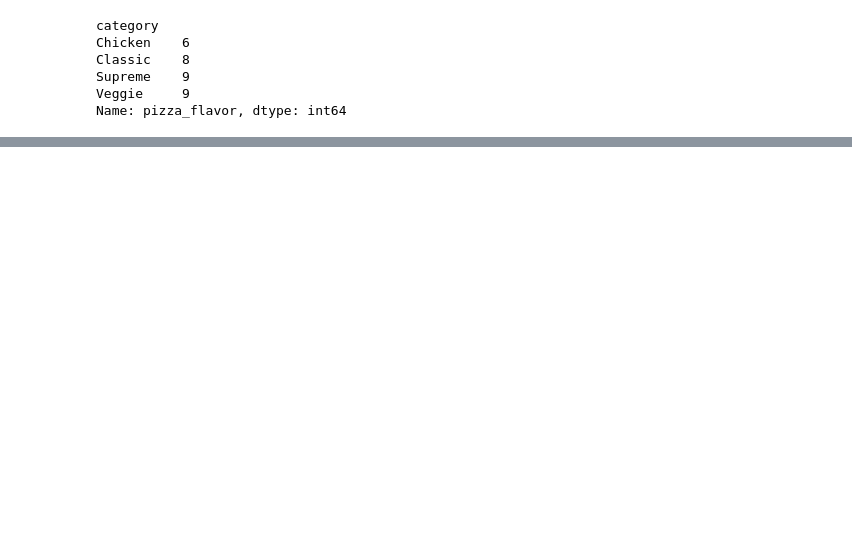
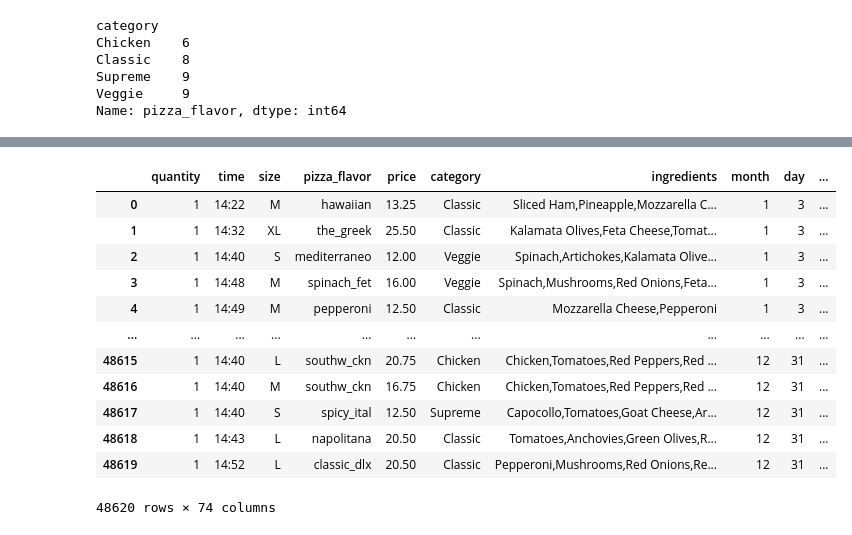
Before and after one commit to CCNY-Analytics-and-Quant/DA-Business-Analytics-2023, a Jupyter notebook: for-practice-purposes/practicing_pandas.ipynb, the cells around one changed output, grey strips where cells are left out. Saved outputs shown, nothing was run; the diff lists cells and outputs as text; code cells hidden in the pictures; blank space fills up the shorter version.

Commit message:
Updating datetime column and ingredients

```diff
--- a/for-practice-purposes/practicing_pandas.ipynb
+++ b/for-practice-purposes/practicing_pandas.ipynb
@@ -88,0 +52,11 @@ plt.show()
+# %%
+
+df['month'] = pd.DatetimeIndex(df['date']).month
+df['day'] = pd.DatetimeIndex(df['date']).day
+
+df.drop(columns=['date'],inplace=True)
+# %%
+# Fixing typing errors in 'ingredients' column
+
+df['ingredients'] = df['ingredients'].str.replace(', ', ',')
+df['ingredients'] = df['ingredients'].str.replace(',  ', ',')
@@ -88,0 +84,25 @@ plt.show()
+# %%
+# Perform one-hot encoding on the 'ingredients' column
+ingredients_dummies = df['ingredients'].str.get_dummies(',')
+
+# Add the new columns to the original DataFrame
+df = pd.concat([df, ingredients_dummies], axis=1)
+# %%
+pd.set_option('display.max_columns', None)
+# %%
+
+df # checking if the one-hot encoding worked #Mozzarella Cheese Mozzarella Cheese
+# %% [output]
+|  | quantity | time | size | pizza_flavor | price | category | ingredients | month | day | ... |
+| 0 | 1 | 14:22 | M | hawaiian | 13.25 | Classic | Sliced Ham,Pineapple,Mozzarella C... | 1 | 3 | ... |
+| 1 | 1 | 14:32 | XL | the_greek | 25.50 | Classic | Kalamata Olives,Feta Cheese,Tomat... | 1 | 3 | ... |
+| 2 | 1 | 14:40 | S | mediterraneo | 12.00 | Veggie | Spinach,Artichokes,Kalamata Olive... | 1 | 3 | ... |
+| 3 | 1 | 14:48 | M | spinach_fet | 16.00 | Veggie | Spinach,Mushrooms,Red Onions,Feta... | 1 | 3 | ... |
+| 4 | 1 | 14:49 | M | pepperoni | 12.50 | Classic | Mozzarella Cheese,Pepperoni | 1 | 3 | ... |
+| ... | ... | ... | ... | ... | ... | ... | ... | ... | ... | ... |
+| 48615 | 1 | 14:40 | L | southw_ckn | 20.75 | Chicken | Chicken,Tomatoes,Red Peppers,Red ... | 12 | 31 | ... |
+| 48616 | 1 | 14:40 | M | southw_ckn | 16.75 | Chicken | Chicken,Tomatoes,Red Peppers,Red ... | 12 | 31 | ... |
+| 48617 | 1 | 14:40 | S | spicy_ital | 12.50 | Supreme | Capocollo,Tomatoes,Goat Cheese,Ar... | 12 | 31 | ... |
+| 48618 | 1 | 14:43 | L | napolitana | 20.50 | Classic | Tomatoes,Anchovies,Green Olives,R... | 12 | 31 | ... |
+| 48619 | 1 | 14:52 | L | classic_dlx | 20.50 | Classic | Pepperoni,Mushrooms,Red Onions,Re... | 12 | 31 | ... |
+48620 rows × 74 columns
```
Also changed, not shown: parts of 8 cells of this notebook.
